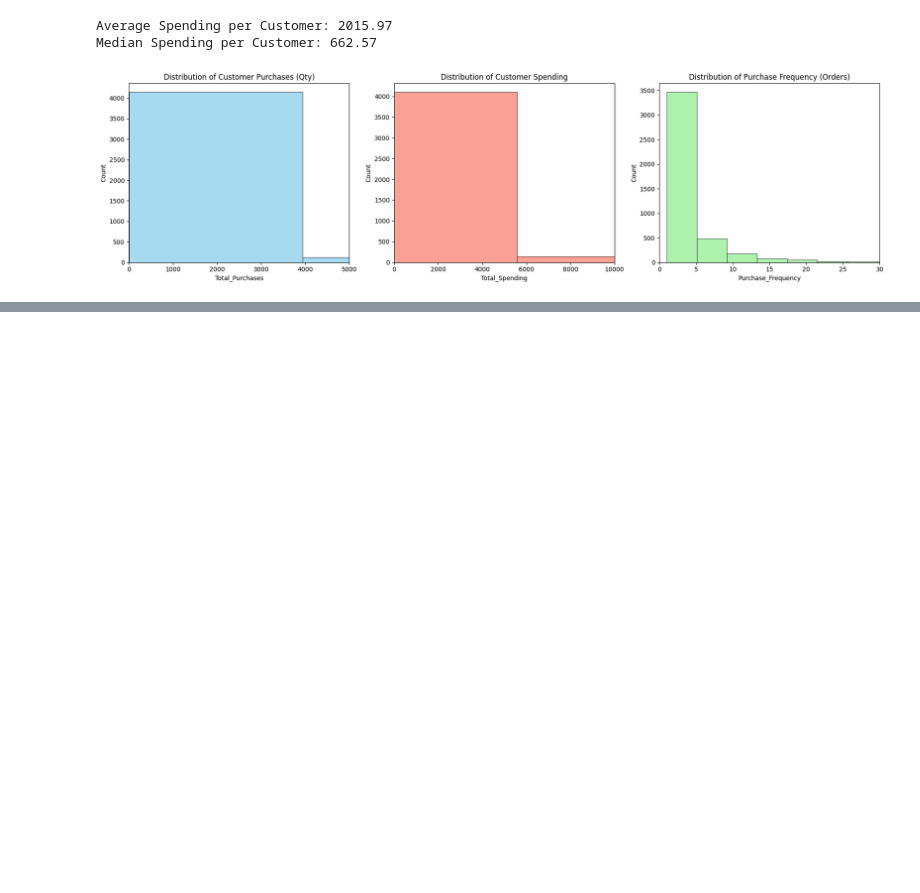
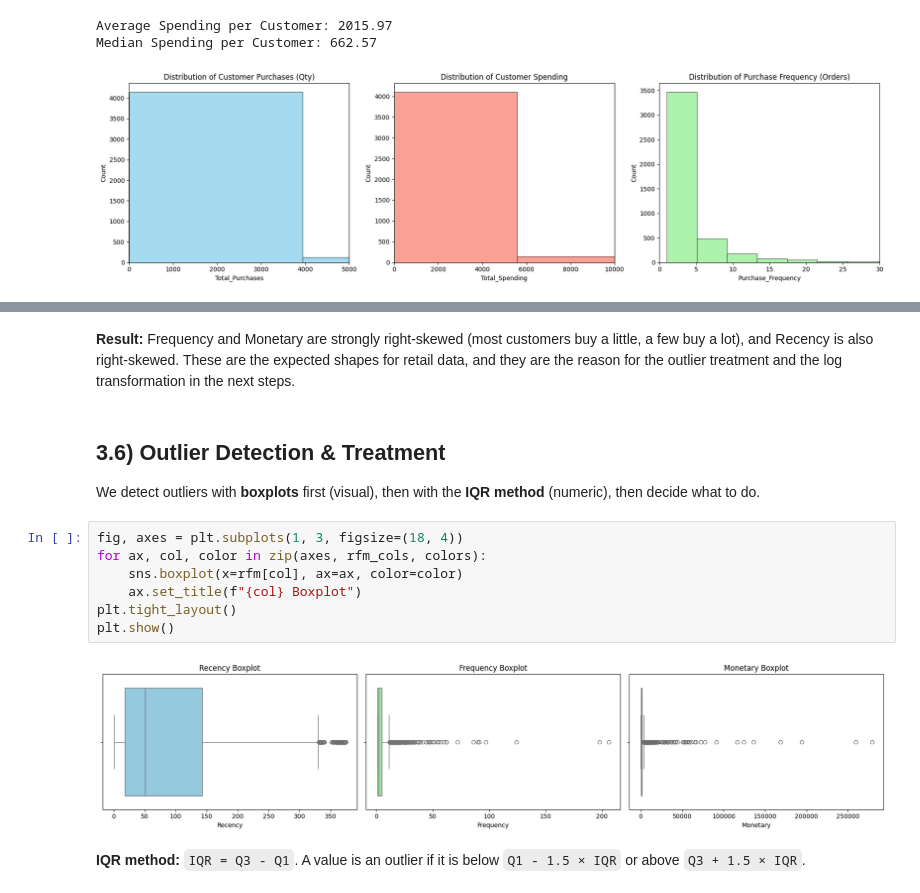
Before and after one commit to Shahd-Ahmed-Eltabii/machine-learning-customer-segmentation, a Jupyter notebook: ML_Customer_Segmentation.ipynb, the cells around one changed output, grey strips where cells are left out. Saved outputs shown, nothing was run; the diff lists cells and outputs as text; blank space fills up the shorter version.

```diff
--- a/ML_Customer_Segmentation.ipynb
+++ b/ML_Customer_Segmentation.ipynb
@@ -544,0 +724,16 @@ Median Spending per Customer: 662.57
+# %% [markdown]
+**Result:** Frequency and Monetary are strongly right-skewed (most customers buy a little, a few buy a lot), and Recency is also right-skewed. These are the expected shapes for retail data, and they are the reason for the outlier treatment and the log transformation in the next steps.
+# %% [markdown]
+## 3.6) Outlier Detection & Treatment
+We detect outliers with **boxplots** first (visual), then with the **IQR method** (numeric), then decide what to do.
+# %%
+fig, axes = plt.subplots(1, 3, figsize=(18, 4))
+for ax, col, color in zip(axes, rfm_cols, colors):
+    sns.boxplot(x=rfm[col], ax=ax, color=color)
+    ax.set_title(f"{col} Boxplot")
+plt.tight_layout()
+plt.show()
+# %% [output]
+[figure, added]
+# %% [markdown]
+**IQR method:** `IQR = Q3 - Q1`. A value is an outlier if it is below `Q1 - 1.5 × IQR` or above `Q3 + 1.5 × IQR`.
```
Also changed, not shown: parts of 36 cells of this notebook.
